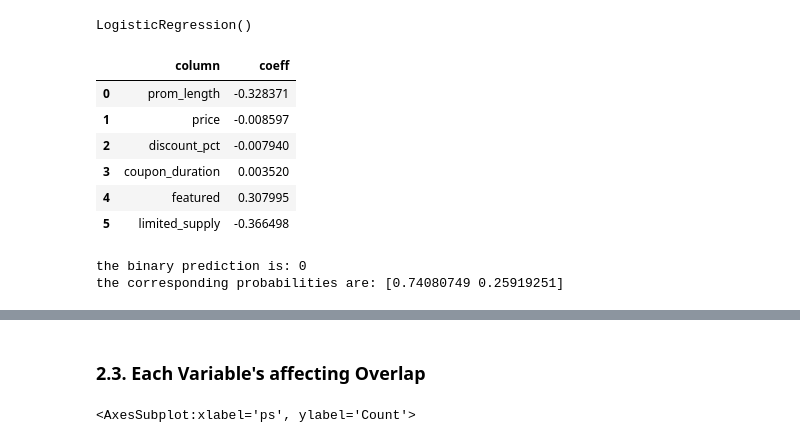
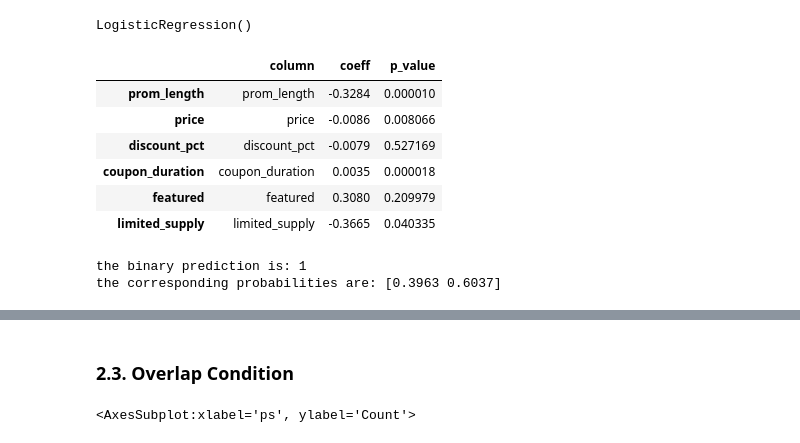
Before and after one commit to 2joonh2/KCB-Mealtable, a Jupyter notebook: python-psm/propensity-score-matching-in-python.ipynb, the cells around one changed output, grey strips where cells are left out. Saved outputs shown, nothing was run; the diff lists cells and outputs as text; code cells hidden in the pictures.

```diff
--- a/python-psm/propensity-score-matching-in-python.ipynb
+++ b/python-psm/propensity-score-matching-in-python.ipynb
@@ -94,28 +97,30 @@ LogisticRegression()
 # %%
 # get the coefficients
 coeffs=pd.DataFrame({
     'column':X.columns.to_numpy(),
-    'coeff':lr.coef_.ravel()
+    'coeff':lr.coef_.ravel().round(4),
+    'p_value': sm.OLS(y, sm.add_constant(X)).fit().pvalues.drop(['const'])
 })
 coeffs
 # %% [output]
-|  | column | coeff |
-| 0 | prom_length | -0.328371 |
-| 1 | price | -0.008597 |
-| 2 | discount_pct | -0.007940 |
-| 3 | coupon_duration | 0.003520 |
-| 4 | featured | 0.307995 |
-| 5 | limited_supply | -0.366498 |
+|  | column | coeff | p_value |
+| prom_length | prom_length | -0.3284 | 0.000010 |
+| price | price | -0.0086 | 0.008066 |
+| discount_pct | discount_pct | -0.0079 | 0.527169 |
+| coupon_duration | coupon_duration | 0.0035 | 0.000018 |
+| featured | featured | 0.3080 | 0.209979 |
+| limited_supply | limited_supply | -0.3665 | 0.040335 |
-# %%
-# prediction
-pred_binary = lr.predict(X)  # binary 0 control, 1, treatment
-pred_prob = lr.predict_proba(X)  # probabilities for classes
-
-print('the binary prediction is:', pred_binary[0])
-print('the corresponding probabilities are:', pred_prob[0])
-# %% [output]
-the binary prediction is: 0
-the corresponding probabilities are: [0.74080749 0.25919251]
+# %%
+# prediction
+pred_binary=lr.predict(X)
+pred_prob=lr.predict_proba(X)
+
+id=17
+print('the binary prediction is:', pred_binary[17])
+print('the corresponding probabilities are:', pred_prob[17].round(4))
+# %% [output]
+the binary prediction is: 1
+the corresponding probabilities are: [0.3963 0.6037]
 # %%
 # the propensity score (ps) is the probability of being 1 (i.e., in the treatment group)
 df['ps'] = pred_prob[:, 1]
@@ -132,7 +137,7 @@ df.head()
 | 3 | newport-gourmet | 9/23/2011 | 15 | 1 | 3 | 50 | 50 | 369 | ... |
 | 4 | the-clayroom | 9/23/2011 | 20 | 1 | 4 | 25 | 52 | 185 | ... |
 # %% [markdown]
-### 2.3. Each Variable's affecting Overlap
+### 2.3. Overlap Condition
 # %%
 # check the overlap of ps for control and treatment using histogram
 # if there is not much overlap, the matching won't work
```
Also changed, not shown: parts of 22 cells of this notebook, 2 other files.
